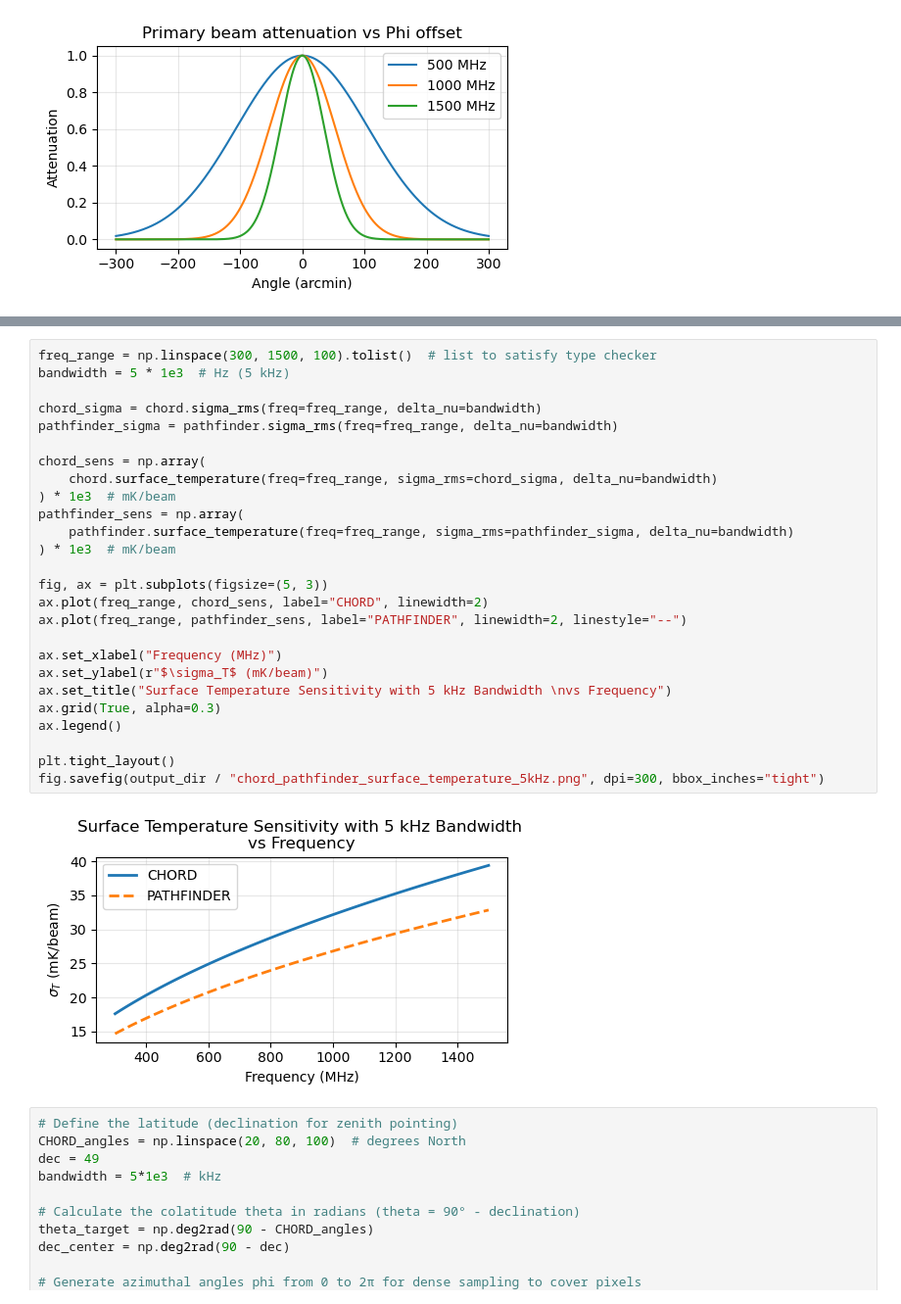
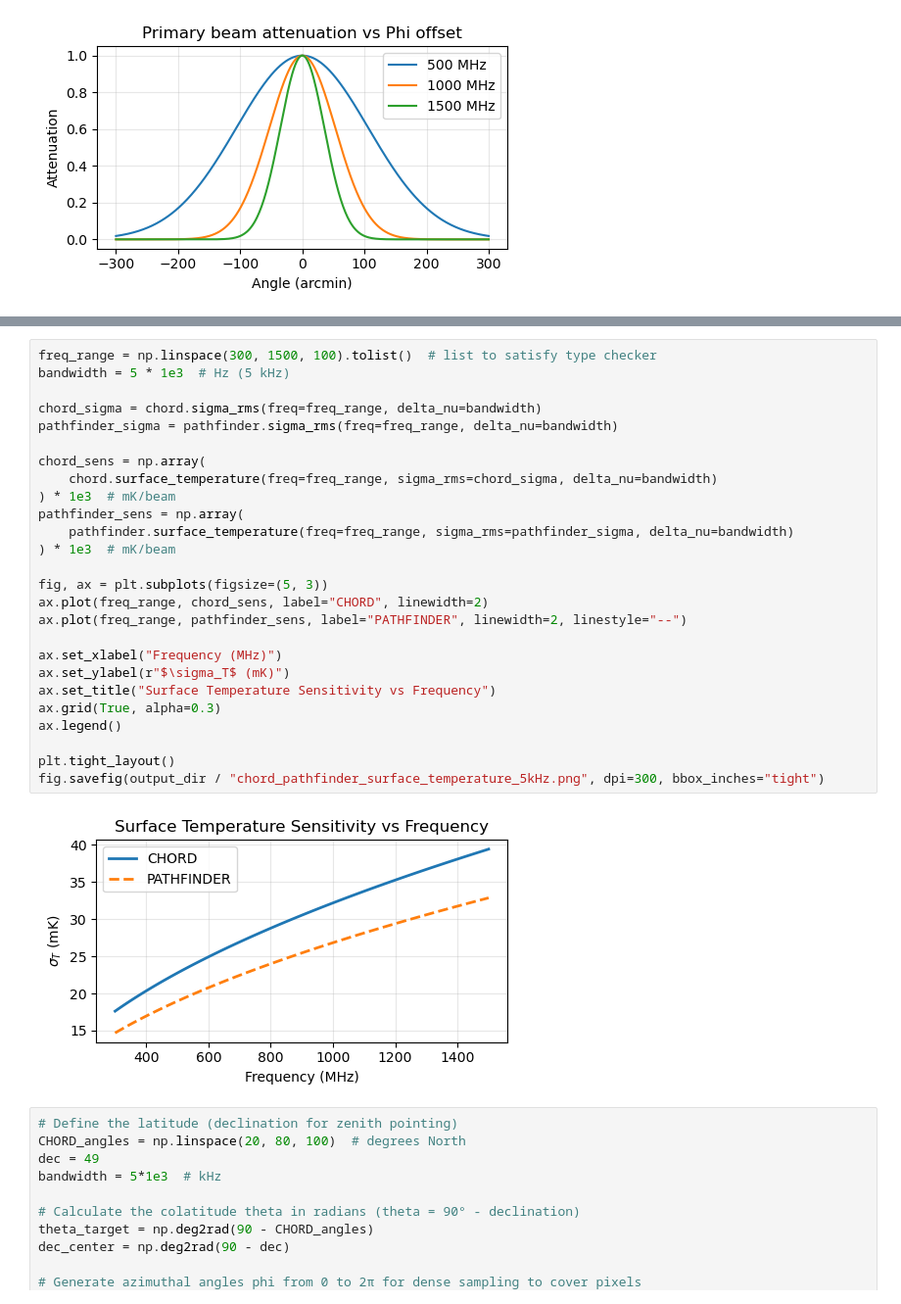
Before and after one commit to DuncanCSt/CHORD_Sensitivity, a Jupyter notebook: notebooks/sensitivity/noise_rms.ipynb, the cells around one changed output, grey strips where cells are left out. Shown at 98% size. Drawn from its saved outputs; the diff is of its cells as text.

```diff
--- a/notebooks/sensitivity/noise_rms.ipynb
+++ b/notebooks/sensitivity/noise_rms.ipynb
@@ -157,31 +180,31 @@ plt.savefig(output_dir / "chord_primary_beam_attenuation.png", dpi=300, bbox_inc
 # %%
 freq_range = np.linspace(300, 1500, 100).tolist()  # list to satisfy type checker
 bandwidth = 5 * 1e3  # Hz (5 kHz)
 
 chord_sigma = chord.sigma_rms(freq=freq_range, delta_nu=bandwidth)
 pathfinder_sigma = pathfinder.sigma_rms(freq=freq_range, delta_nu=bandwidth)
 
 chord_sens = np.array(
     chord.surface_temperature(freq=freq_range, sigma_rms=chord_sigma, delta_nu=bandwidth)
 ) * 1e3  # mK/beam
 pathfinder_sens = np.array(
     pathfinder.surface_temperature(freq=freq_range, sigma_rms=pathfinder_sigma, delta_nu=bandwidth)
 ) * 1e3  # mK/beam
 
 fig, ax = plt.subplots(figsize=(5, 3))
 ax.plot(freq_range, chord_sens, label="CHORD", linewidth=2)
 ax.plot(freq_range, pathfinder_sens, label="PATHFINDER", linewidth=2, linestyle="--")
 
 ax.set_xlabel("Frequency (MHz)")
-ax.set_ylabel(r"$\sigma_T$ (mK/beam)")
-ax.set_title("Surface Temperature Sensitivity with 5 kHz Bandwidth \nvs Frequency")
+ax.set_ylabel(r"$\sigma_T$ (mK)")
+ax.set_title("Surface Temperature Sensitivity vs Frequency")
 ax.grid(True, alpha=0.3)
 ax.legend()
 
 plt.tight_layout()
 fig.savefig(output_dir / "chord_pathfinder_surface_temperature_5kHz.png", dpi=300, bbox_inches="tight")
 # %% [output]
-[figure, old version]
+[figure, new version]
 # %%
 # Define the latitude (declination for zenith pointing)
 CHORD_angles = np.linspace(20, 80, 100)  # degrees North
```
Also changed, not shown: parts of 5 cells of this notebook, 6 other files.
